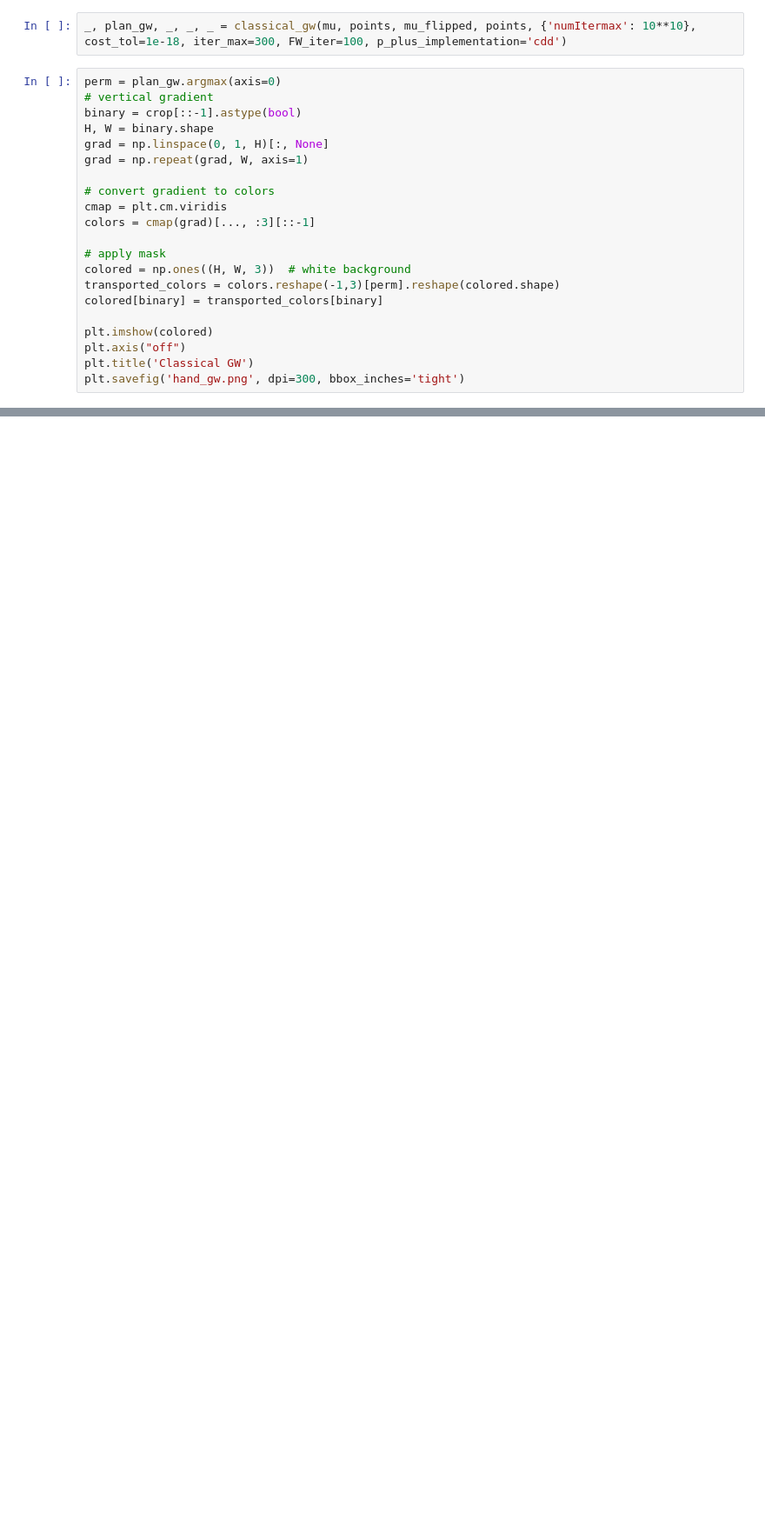
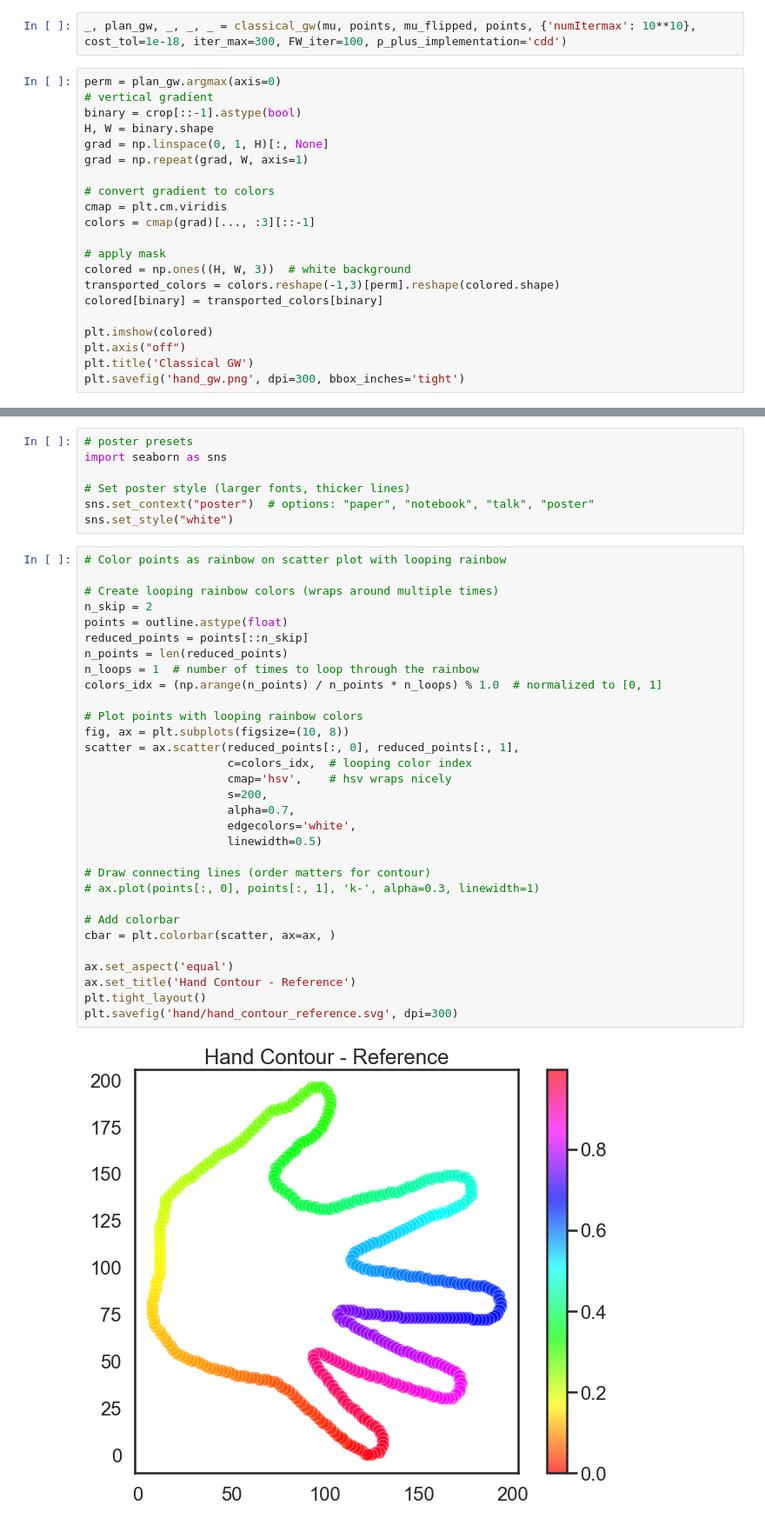
Before and after one commit to geoffwoollard/xgw, a Jupyter notebook: experiments/hand.ipynb, the cells around one changed output, grey strips where cells are left out. Shown at 87% size. Cells and saved outputs as stored; diff of their text form; blank space fills up the shorter version.

Commit message:
hand and updates

```diff
--- a/experiments/hand.ipynb
+++ b/experiments/hand.ipynb
@@ -128,0 +164,40 @@ plt.savefig('hand_gw.png', dpi=300, bbox_inches='tight')
+# %%
+# poster presets
+import seaborn as sns
+
+# Set poster style (larger fonts, thicker lines)
+sns.set_context("poster")  # options: "paper", "notebook", "talk", "poster"
+sns.set_style("white")
+# %%
+# Color points as rainbow on scatter plot with looping rainbow
+
+# Create looping rainbow colors (wraps around multiple times)
+n_skip = 2
+points = outline.astype(float)
+reduced_points = points[::n_skip]
+n_points = len(reduced_points)
+n_loops = 1  # number of times to loop through the rainbow
+colors_idx = (np.arange(n_points) / n_points * n_loops) % 1.0  # normalized to [0, 1]
+
+# Plot points with looping rainbow colors
+fig, ax = plt.subplots(figsize=(10, 8))
+scatter = ax.scatter(reduced_points[:, 0], reduced_points[:, 1],
+                     c=colors_idx,  # looping color index
+                     cmap='hsv',    # hsv wraps nicely
+                     s=200,
+                     alpha=0.7,
+                     edgecolors='white',
+                     linewidth=0.5)
+
+# Draw connecting lines (order matters for contour)
+# ax.plot(points[:, 0], points[:, 1], 'k-', alpha=0.3, linewidth=1)
+
+# Add colorbar
+cbar = plt.colorbar(scatter, ax=ax, )
+
+ax.set_aspect('equal')
+ax.set_title('Hand Contour - Reference')
+plt.tight_layout()
+plt.savefig('hand/hand_contour_reference.svg', dpi=300)
+# %% [output]
+[figure, added]
```
Also changed, not shown: parts of 17 cells of this notebook, 2 other files.
